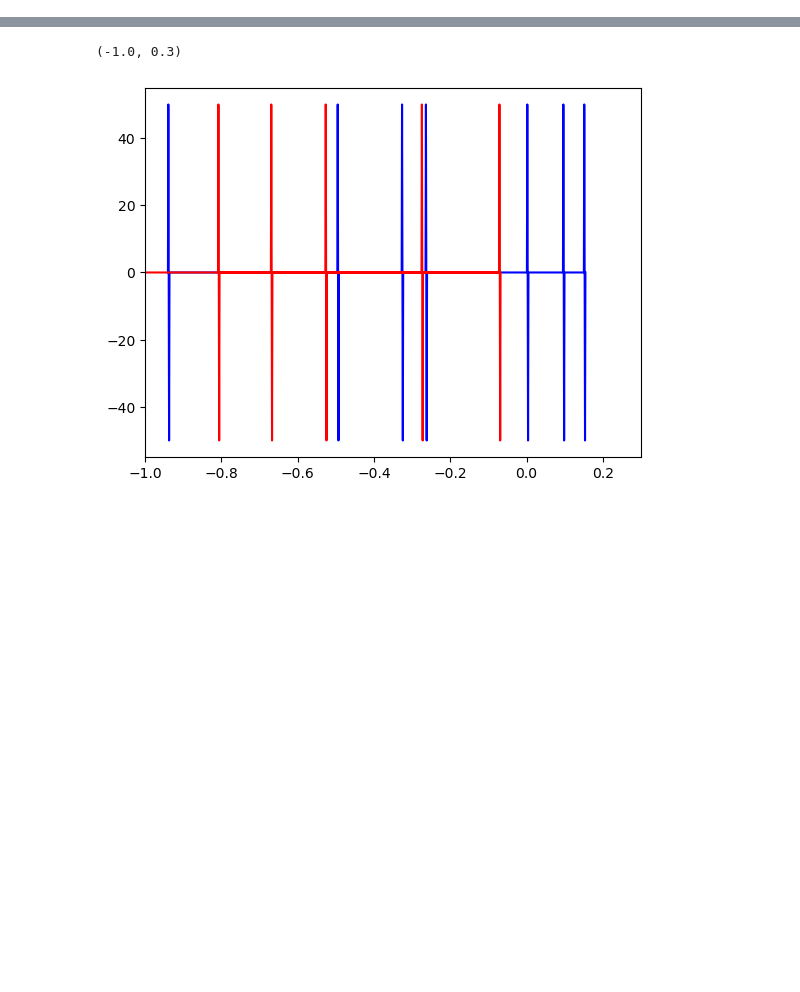
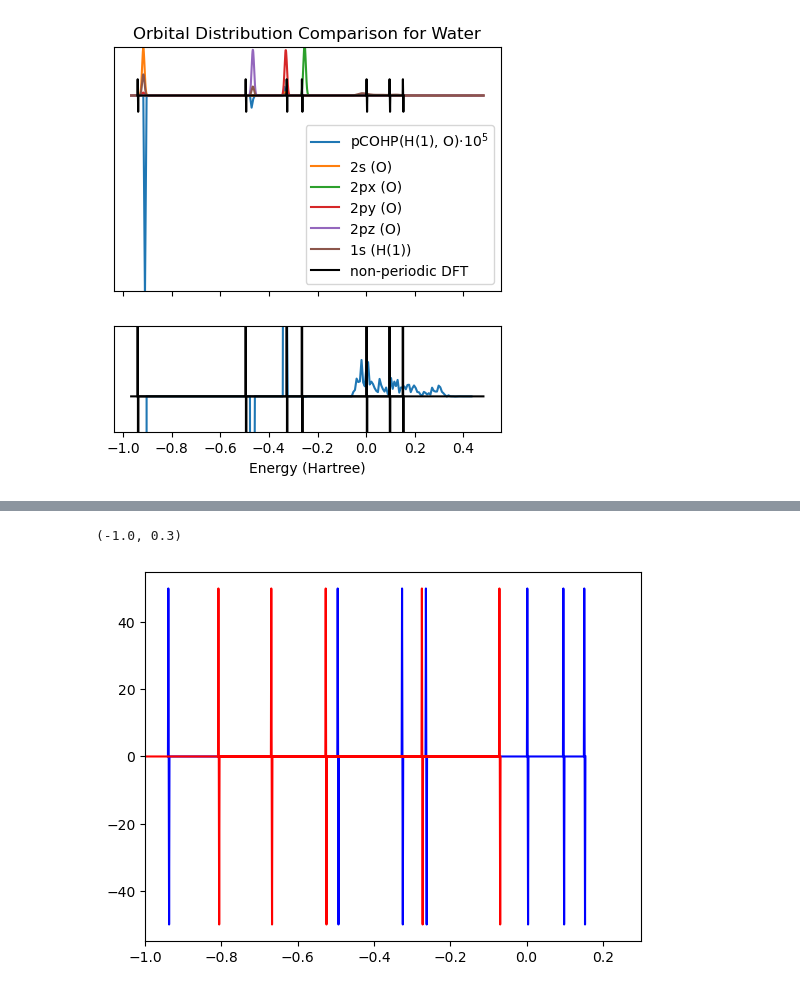
Before and after one commit to benrich37/Musgrave_scripts, a Jupyter notebook: BenRich/wfn_analysis/pDos_v_COHP_water/sicko_mode/pDos_comparison.ipynb, the cells around one changed output, grey strips where cells are left out. Cells and saved outputs as stored; diff of their text form; code cells hidden in the pictures; blank space fills up the shorter version.

```diff
--- a/BenRich/wfn_analysis/pDos_v_COHP_water/sicko_mode/pDos_comparison.ipynb
+++ b/BenRich/wfn_analysis/pDos_v_COHP_water/sicko_mode/pDos_comparison.ipynb
@@ -171,3 +172,47 @@ for e in gaussian_energies:
 	gaussian_plot_ocs.append(occ_height)
 	gaussian_plot_ocs.append(-occ_height)
 	gaussian_plot_ocs.append(0)
+# %%
+import matplotlib.pyplot as plt
+import matplotlib.gridspec as gridspec
+pts = 200
+minE = np.min(E)
+maxE = np.max(E)
+dE = (maxE - minE)/pts
+Egrid = np.arange(minE, maxE + dE, dE)
+#orb_idcs = H1(1s),O(2s),O(px),O(py),O(pz)
+orb_idcs = [1,2,3,4,5]
+H_orb_idcs = [0]
+Ox_orb_idcs = [2,3,4,5]
+pCOHP_sum = np.zeros(np.shape(Egrid))
+for u in H_orb_idcs:
+	for v in Ox_orb_idcs:
+		pCOHP_sum += pCOHP_uv(u, v, minE, maxE, dE)[0]
+gs = gridspec.GridSpec(2, 1, height_ratios=[2, 1])
+fig, axes = plt.subplots(2, 1, sharex=True, sharey=False, figsize=(5, 5), gridspec_kw={'height_ratios': [2.3, 1]})
+axes[0].plot(Egrid, pCOHP_sum*(10**5), label=r'pCOHP(H(1), O)$\cdot10^5$')
+axes[1].plot(Egrid, pCOHP_sum*(10**5), label=r'pCOHP(H1, O)$\cdot10^5$')
+axes[1].set_ylim(-1, 2)
+labels = [
+	"2s (O)",
+	"2px (O)",
+	"2py (O)",
+	"2pz (O)",
+	"1s (H(1))"
+]
+for i, h in enumerate(header[1:-1]):
+	axes[0].plot(data[0], data[i+1], label=labels[i])
+#	axes[1].plot(data[0], data[i+1], label=labels[i])
+axes[0].plot(gaussian_plot_energies, gaussian_plot_ocs, label='non-periodic DFT', color='black')
+axes[1].plot(gaussian_plot_energies, gaussian_plot_ocs, label='non-periodic DFT', color='black')
+axes[1].plot(data[0], np.zeros(len(data[0])), color='black')
+plt.xlim(xmin, xmax)
+axes[0].set_ylim(-600, 150)
+axes[0].legend(loc='lower right')
+axes[0].set_yticks([])
+axes[1].set_yticks([])
+axes[0].set_title('Orbital Distribution Comparison for Water')
+axes[1].set_xlabel('Energy (Hartree)')
+plt.savefig('C://Users//User//PycharmProjects//Musgrave_scripts//BenRich//prelim_figs//' + 'pCOHP_and_pDOS_water_2.png')
+# %% [output]
+[figure, added]
```
Also changed, not shown: parts of 9 cells of this notebook, 15 other files.
